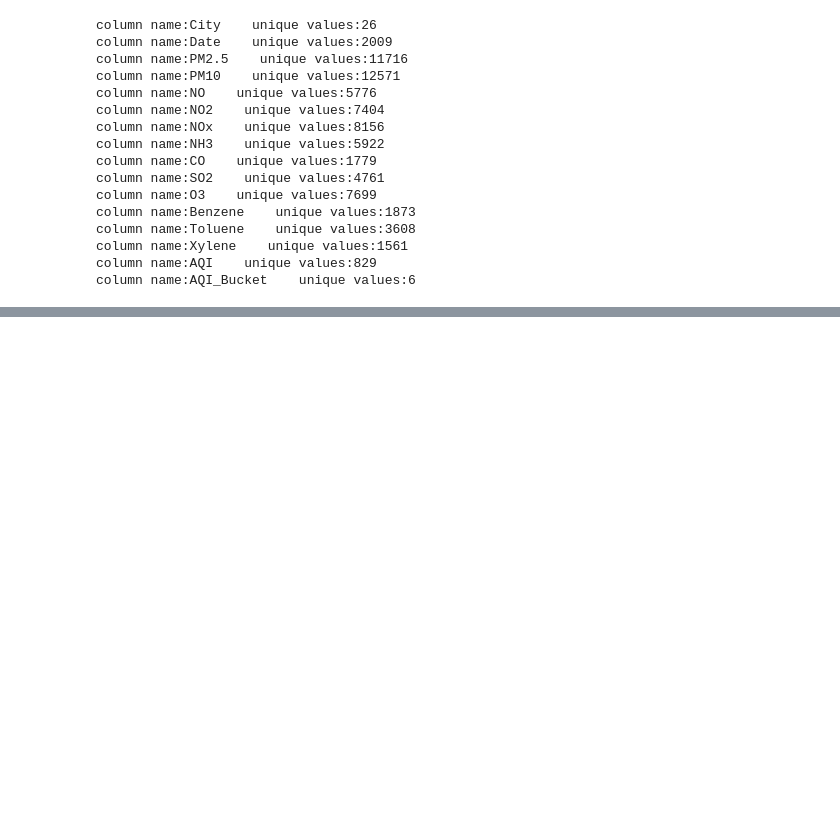
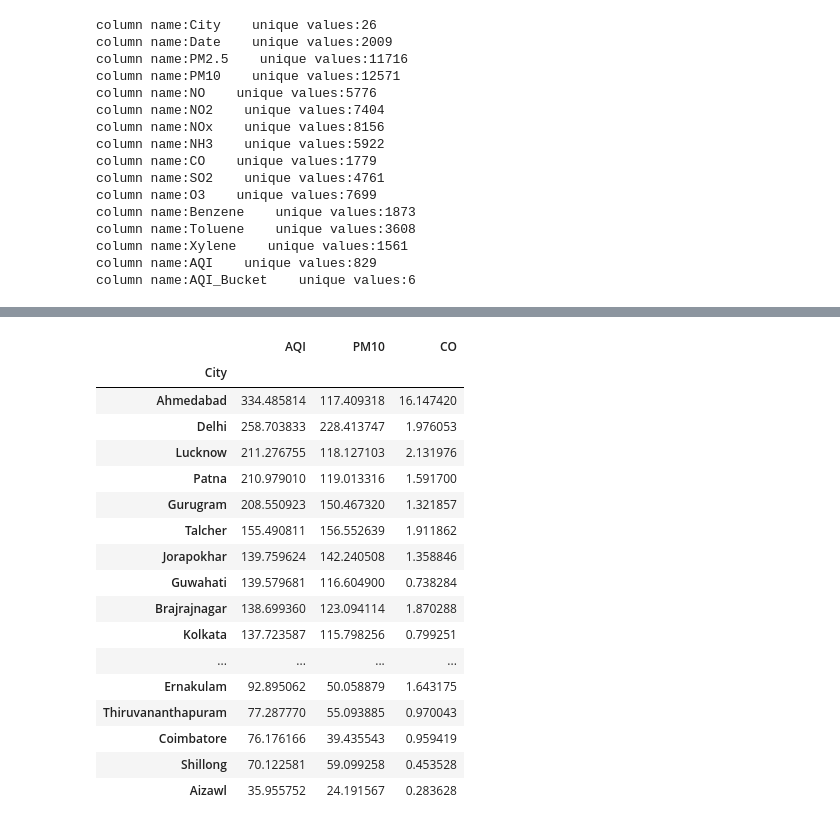
Before and after one commit to Vish-shubh/Air-index-quality-check., a Jupyter notebook: numpy.ipynb, the cells around one changed output, grey strips where cells are left out. Saved outputs shown, nothing was run; the diff lists cells and outputs as text; code cells hidden in the pictures; blank space fills up the shorter version.

```diff
--- a/numpy.ipynb
+++ b/numpy.ipynb
@@ -103,0 +126,22 @@ df['AQI_Bucket']=df['AQI_Bucket'].fillna('Moderate')
+# %%
+Avg_polluted = df[['City', 'AQI', 'PM10', 'CO']].groupby(['City']).mean().sort_values(by = 'AQI', ascending = False)
+Avg_polluted
+# %% [output]
+|  | AQI | PM10 | CO |
+| City |  |  |  |
+| Ahmedabad | 334.485814 | 117.409318 | 16.147420 |
+| Delhi | 258.703833 | 228.413747 | 1.976053 |
+| Lucknow | 211.276755 | 118.127103 | 2.131976 |
+| Patna | 210.979010 | 119.013316 | 1.591700 |
+| Gurugram | 208.550923 | 150.467320 | 1.321857 |
+| Talcher | 155.490811 | 156.552639 | 1.911862 |
+| Jorapokhar | 139.759624 | 142.240508 | 1.358846 |
+| Guwahati | 139.579681 | 116.604900 | 0.738284 |
+| Brajrajnagar | 138.699360 | 123.094114 | 1.870288 |
+| Kolkata | 137.723587 | 115.798256 | 0.799251 |
+| ... | ... | ... | ... |
+| Ernakulam | 92.895062 | 50.058879 | 1.643175 |
+| Thiruvananthapuram | 77.287770 | 55.093885 | 0.970043 |
+| Coimbatore | 76.176166 | 39.435543 | 0.959419 |
+| Shillong | 70.122581 | 59.099258 | 0.453528 |
+| Aizawl | 35.955752 | 24.191567 | 0.283628 |
```
Also changed, not shown: parts of 6 cells of this notebook.
